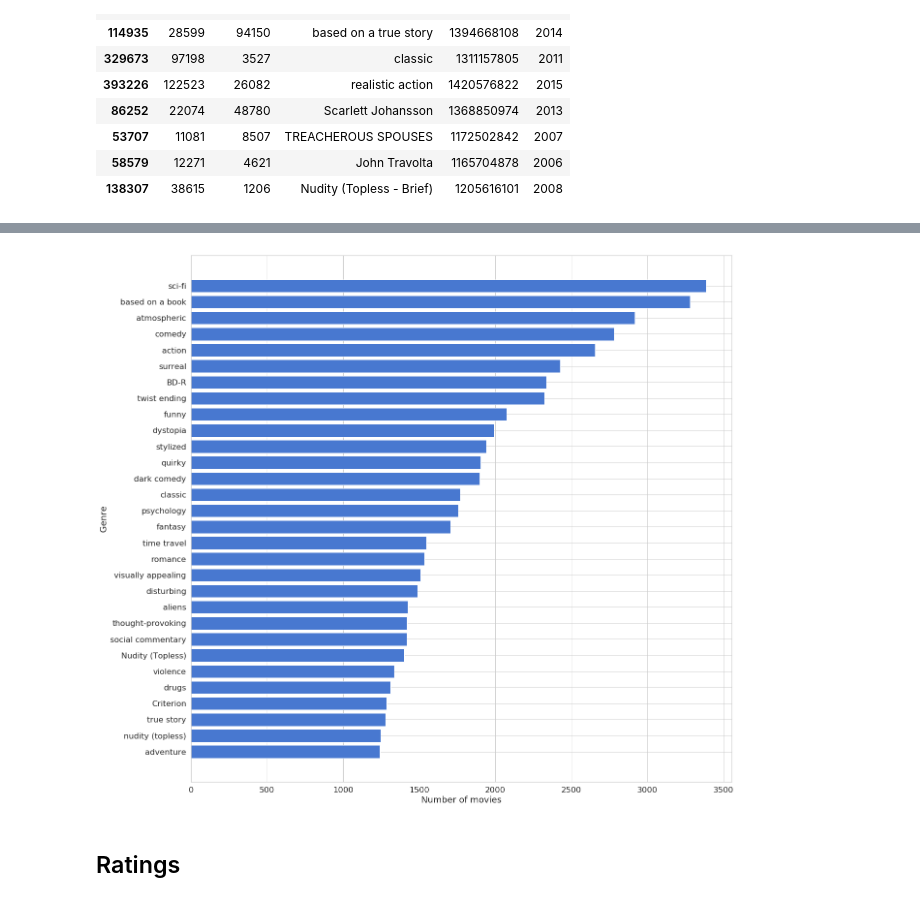
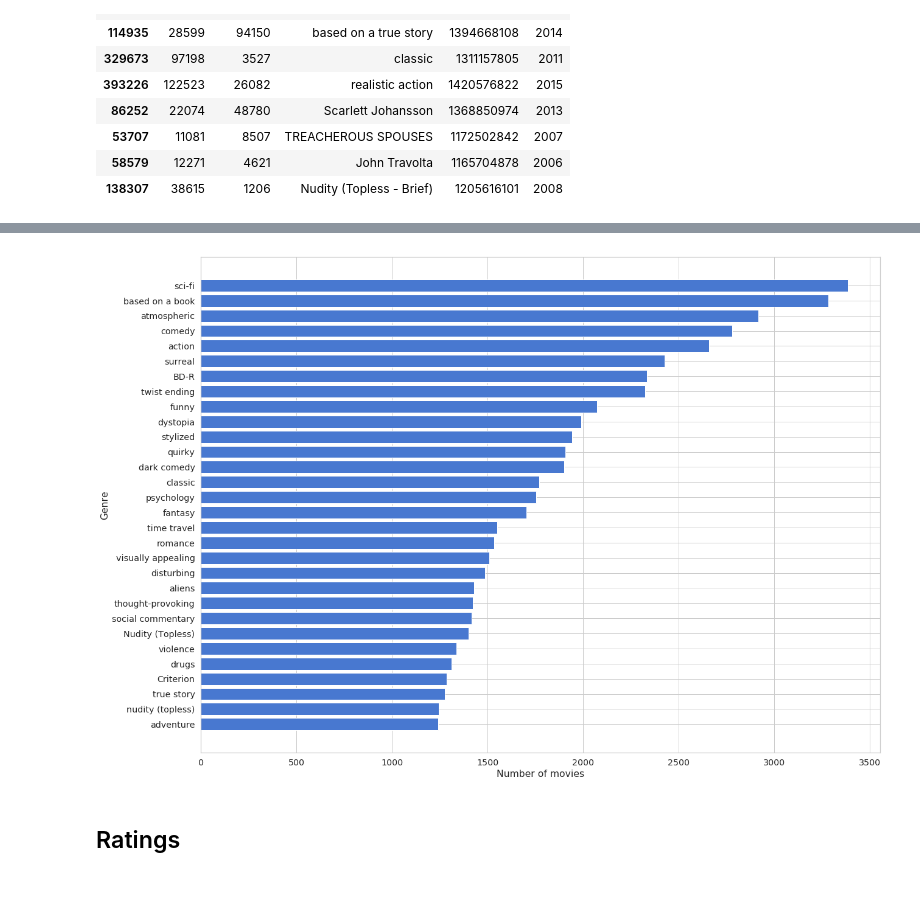
Before and after one commit to csizsek/recommender-systems, a Jupyter notebook: movie_lens/02_EDA.ipynb, the cells around one changed output, grey strips where cells are left out. Saved outputs shown, nothing was run; the diff lists cells and outputs as text; code cells hidden in the pictures.

```diff
--- a/movie_lens/02_EDA.ipynb
+++ b/movie_lens/02_EDA.ipynb
@@ -150,13 +154,13 @@ tags.describe().T
 | year | 465,564.000 | 2,010.697 | 2.500 | 2,005.000 | 2,009.000 | 2,011.000 | 2,013.000 | 2,015.000 |
 # %%
 tag_counts = tags.tag.value_counts()[:30][::-1]
-plt.figure(figsize=(20, 20))
+plt.figure(figsize=(20, 15))
 plt.barh(tag_counts.index, width=tag_counts.values)
 plt.xlabel('Number of movies')
 plt.ylabel('Genre')
 plt.show()
 # %% [output]
-[figure, old version]
+[figure, new version]
 # %% [markdown]
 ## Ratings
 # %%
```
Also changed, not shown: parts of 10 cells of this notebook, 4 other files.
